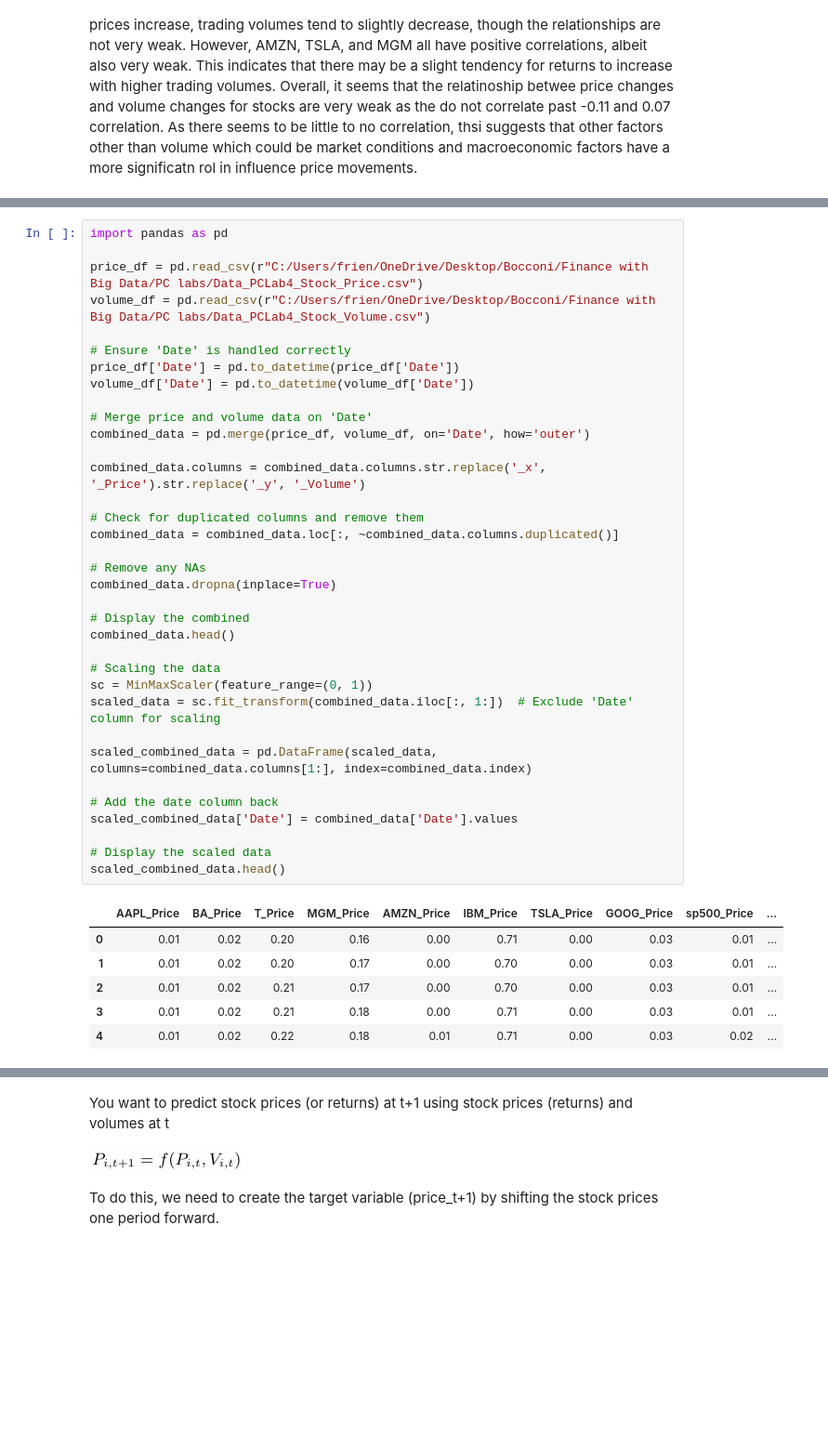
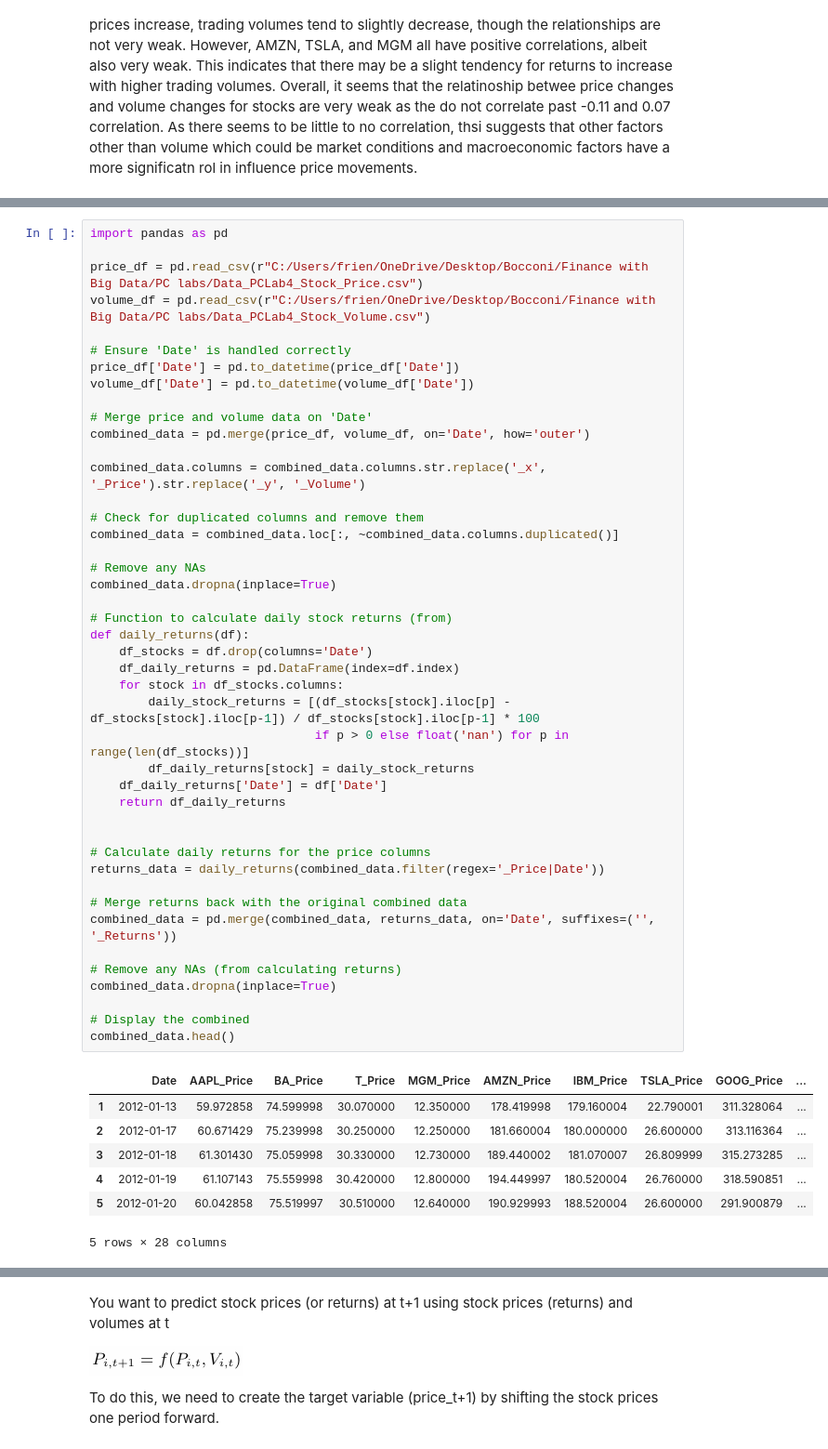
Before and after one commit to bubuzhang2002/Finance-with-Big-Data-PC-labs, a Jupyter notebook: PC labs/PC lab4.ipynb, the cells around one changed output, grey strips where cells are left out. Shown at 93% size. Saved outputs shown, nothing was run; the diff lists cells and outputs as text; blank space fills up the shorter version.

```diff
--- a/PC labs/PC lab4.ipynb
+++ b/PC labs/PC lab4.ipynb
@@ -410,42 +405,52 @@ Concatenate the date, stock price, and volume in one dataframe
 # %%
 import pandas as pd
 
 price_df = pd.read_csv(r"C:/Users/frien/OneDrive/Desktop/Bocconi/Finance with Big Data/PC labs/Data_PCLab4_Stock_Price.csv")
 volume_df = pd.read_csv(r"C:/Users/frien/OneDrive/Desktop/Bocconi/Finance with Big Data/PC labs/Data_PCLab4_Stock_Volume.csv")
 
 # Ensure 'Date' is handled correctly
 price_df['Date'] = pd.to_datetime(price_df['Date'])
 volume_df['Date'] = pd.to_datetime(volume_df['Date'])
 
 # Merge price and volume data on 'Date'
 combined_data = pd.merge(price_df, volume_df, on='Date', how='outer')
 
 combined_data.columns = combined_data.columns.str.replace('_x', '_Price').str.replace('_y', '_Volume')
 
 # Check for duplicated columns and remove them
 combined_data = combined_data.loc[:, ~combined_data.columns.duplicated()]
 
 # Remove any NAs
 combined_data.dropna(inplace=True)
 
+# Function to calculate daily stock returns (from)
+def daily_returns(df):
+    df_stocks = df.drop(columns='Date')
+    df_daily_returns = pd.DataFrame(index=df.index)
+    for stock in df_stocks.columns:
+        daily_stock_returns = [(df_stocks[stock].iloc[p] - df_stocks[stock].iloc[p-1]) / df_stocks[stock].iloc[p-1] * 100
+                               if p > 0 else float('nan') for p in range(len(df_stocks))]
+        df_daily_returns[stock] = daily_stock_returns
+    df_daily_returns['Date'] = df['Date']
+    return df_daily_returns
+
+
+# Calculate daily returns for the price columns
+returns_data = daily_returns(combined_data.filter(regex='_Price|Date'))
+
+# Merge returns back with the original combined data
+combined_data = pd.merge(combined_data, returns_data, on='Date', suffixes=('', '_Returns'))
+
+# Remove any NAs (from calculating returns)
+combined_data.dropna(inplace=True)
+
 # Display the combined
 combined_data.head()
-
-# Scaling the data
-sc = MinMaxScaler(feature_range=(0, 1))
-scaled_data = sc.fit_transform(combined_data.iloc[:, 1:])  # Exclude 'Date' column for scaling
-
-scaled_combined_data = pd.DataFrame(scaled_data, columns=combined_data.columns[1:], index=combined_data.index)
-
-# Add the date column back
-scaled_combined_data['Date'] = combined_data['Date'].values
-
-# Display the scaled data
-scaled_combined_data.head()
 # %% [output]
-|  | AAPL_Price | BA_Price | T_Price | MGM_Price | AMZN_Price | IBM_Price | TSLA_Price | GOOG_Price | sp500_Price | ... |
-| 0 | 0.01 | 0.02 | 0.20 | 0.16 | 0.00 | 0.71 | 0.00 | 0.03 | 0.01 | ... |
-| 1 | 0.01 | 0.02 | 0.20 | 0.17 | 0.00 | 0.70 | 0.00 | 0.03 | 0.01 | ... |
-| 2 | 0.01 | 0.02 | 0.21 | 0.17 | 0.00 | 0.70 | 0.00 | 0.03 | 0.01 | ... |
-| 3 | 0.01 | 0.02 | 0.21 | 0.18 | 0.00 | 0.71 | 0.00 | 0.03 | 0.01 | ... |
-| 4 | 0.01 | 0.02 | 0.22 | 0.18 | 0.01 | 0.71 | 0.00 | 0.03 | 0.02 | ... |
+|  | Date | AAPL_Price | BA_Price | T_Price | MGM_Price | AMZN_Price | IBM_Price | TSLA_Price | GOOG_Price | ... |
+| 1 | 2012-01-13 | 59.972858 | 74.599998 | 30.070000 | 12.350000 | 178.419998 | 179.160004 | 22.790001 | 311.328064 | ... |
+| 2 | 2012-01-17 | 60.671429 | 75.239998 | 30.250000 | 12.250000 | 181.660004 | 180.000000 | 26.600000 | 313.116364 | ... |
+| 3 | 2012-01-18 | 61.301430 | 75.059998 | 30.330000 | 12.730000 | 189.440002 | 181.070007 | 26.809999 | 315.273285 | ... |
+| 4 | 2012-01-19 | 61.107143 | 75.559998 | 30.420000 | 12.800000 | 194.449997 | 180.520004 | 26.760000 | 318.590851 | ... |
+| 5 | 2012-01-20 | 60.042858 | 75.519997 | 30.510000 | 12.640000 | 190.929993 | 188.520004 | 26.600000 | 291.900879 | ... |
+5 rows × 28 columns
```
Also changed, not shown: parts of 33 cells of this notebook.
